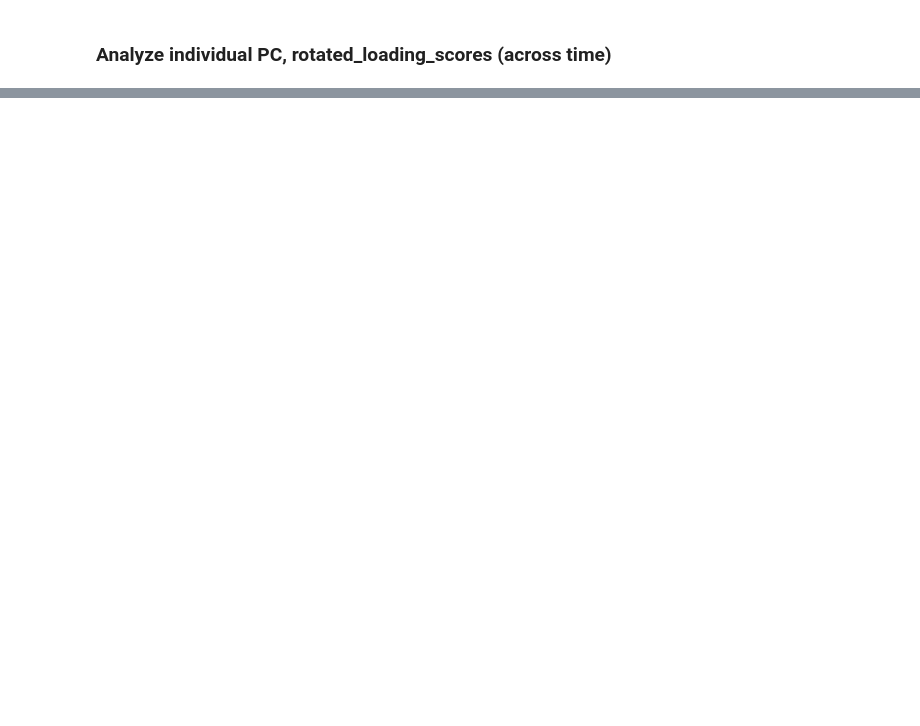
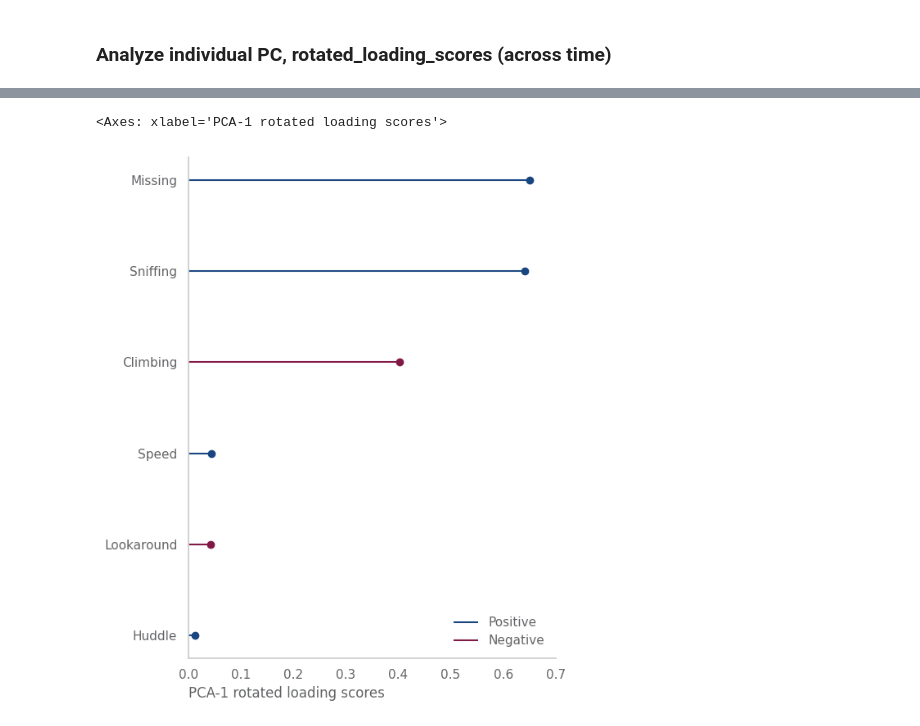
Before and after one commit to marccanela/deepof_abg, a Jupyter notebook: supervised_pipeline.ipynb, the cells around one changed output, grey strips where cells are left out. Cells and saved outputs as stored; diff of their text form; code cells hidden in the pictures; blank space fills up the shorter version.

```diff
--- a/supervised_pipeline.ipynb
+++ b/supervised_pipeline.ipynb
@@ -140,7 +157,9 @@ visuals_customized.boxplot(embedding_dataset, color_dict, 'PCA-1', stats_dict)
 # %%
 # Plot the rotated loading scores of PC components
-rotated_loading_scores = pca.components_
 visuals_customized.lollipop(dataframe_for_titles, rotated_loading_scores, 'PCA-1')
+# %% [output]
+<Axes: xlabel='PCA-1 rotated loading scores'>
+[figure, added]
 # %%
 # Plot an individual behavior over bins
 visuals_customized.timelapse(dataframe_for_titles, concat_hue, 'huddle')
```
Also changed, not shown: parts of 20 cells of this notebook, 4 other files.
